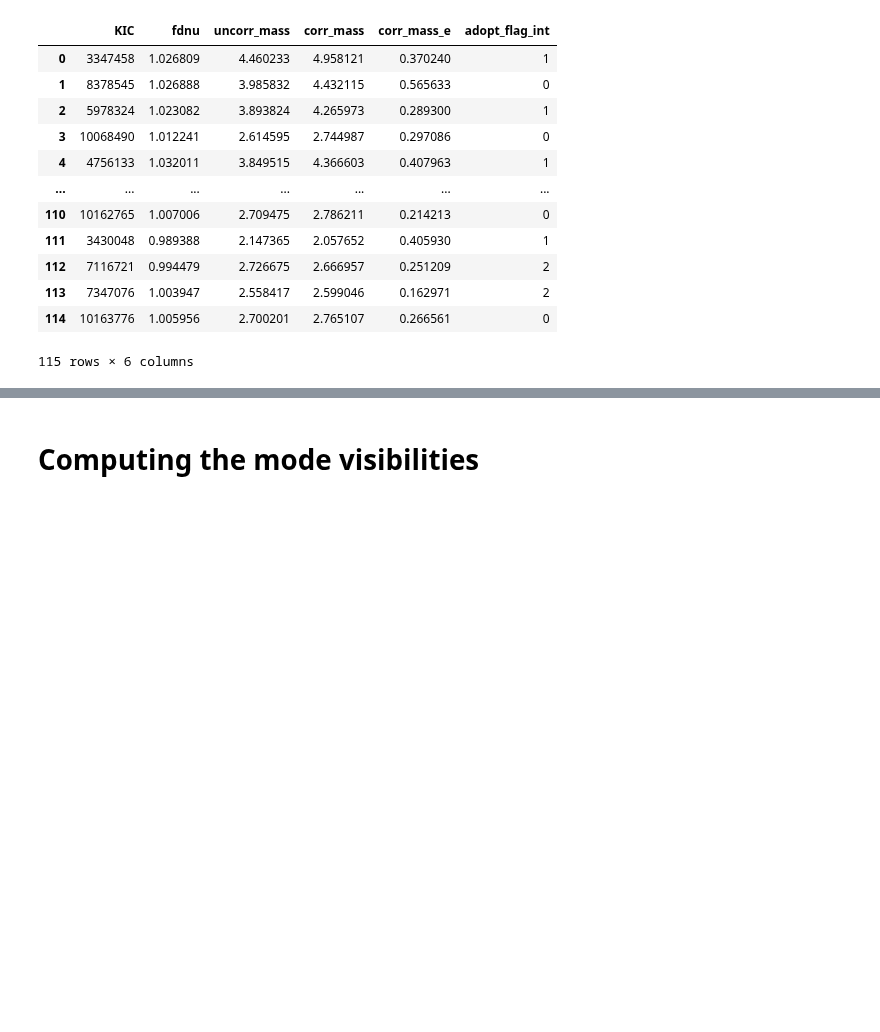
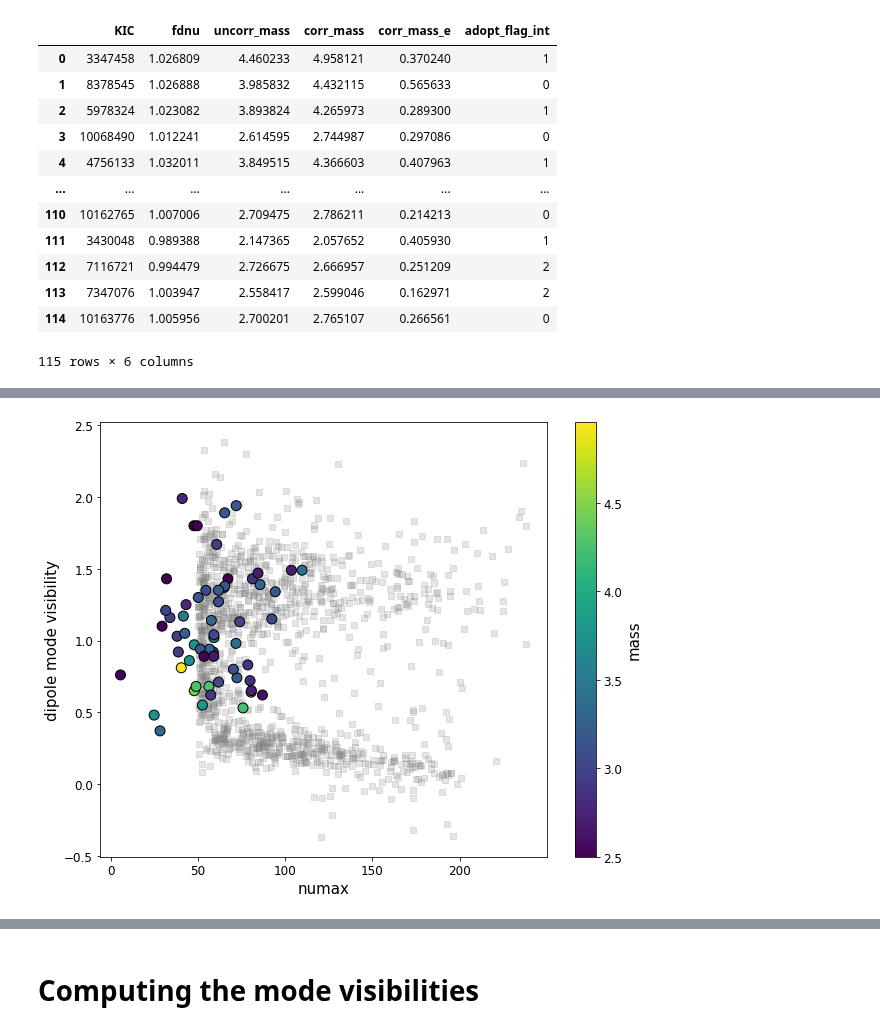
Before and after one commit to courtcraw/Notebooks, a Jupyter notebook: mode_visibilities.ipynb, the cells around one changed output, grey strips where cells are left out. Drawn from its saved outputs; the diff is of its cells as text; code cells hidden in the pictures; blank space fills up the shorter version.

Commit message:
updated mode visibility estimation with new limits and made a few plots to demonstrate

```diff
--- a/mode_visibilities.ipynb
+++ b/mode_visibilities.ipynb
@@ -114,0 +117,3 @@ def read_star_bsps(star_name,suppress_output=True,unpack=False):
+# %%
+dennis_vis = pd.read_csv('../datatables/dennisvis.txt',sep='\s+')
+dennis_vis
@@ -114,0 +134,14 @@ def read_star_bsps(star_name,suppress_output=True,unpack=False):
+# %%
+plt.scatter(dennis_vis['Numax/muHz'][dennis_vis['Mass/Msun']>1.5],
+            dennis_vis['V^2(l=1)'][dennis_vis['Mass/Msun']>1.5],
+            s=40,marker='s',color='tab:grey',alpha=0.2)
+
+plt.scatter(highmass_rc_newvals['pysyd_numax'],highmass_rc_newvals['l1_vis'],
+            c=adopted_masses['corr_mass'],cmap='viridis',s=100,edgecolor='k')
+plt.colorbar(label='mass')
+plt.clim(vmin=2.5)
+plt.xlabel('numax')
+plt.ylabel('dipole mode visibility')
+plt.show()
+# %% [output]
+[figure, added]
```
Also changed, not shown: parts of 5 cells of this notebook, 2 other files.
